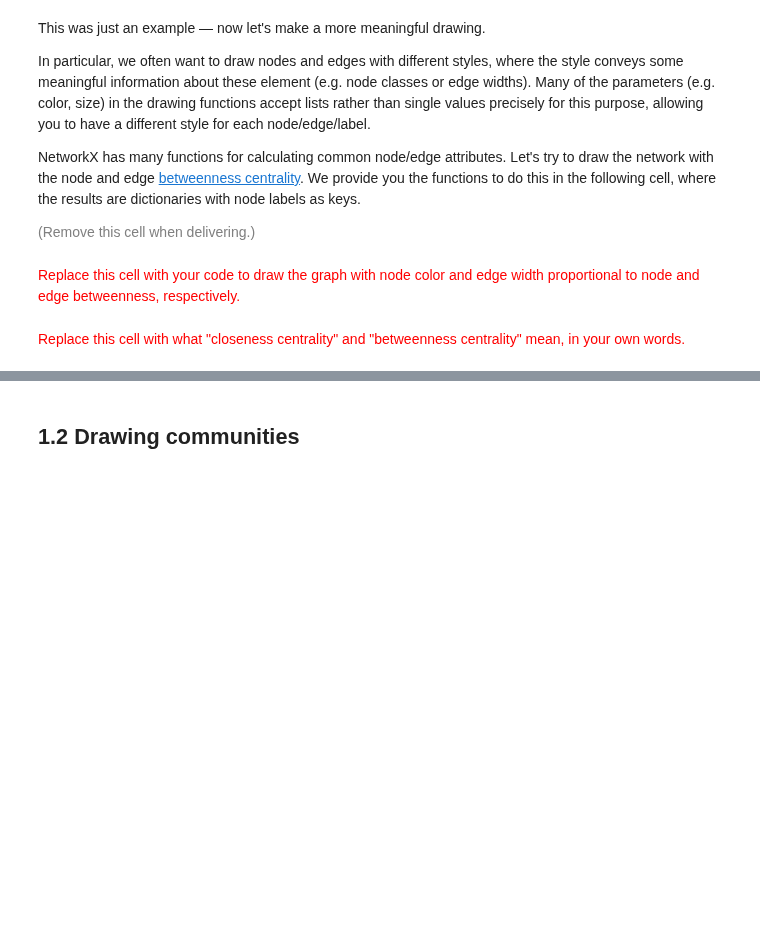
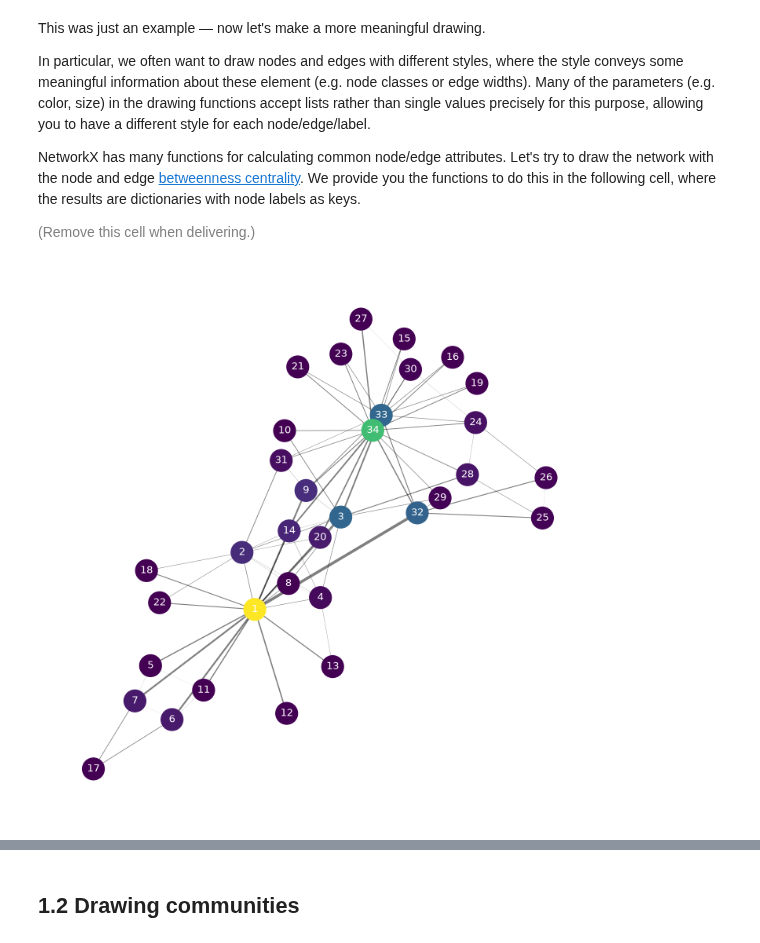
Before and after one commit to polroviraalm/networks-science-course, a Jupyter notebook: practicum/ps01-networkx-pandas-2026 enunciat.ipynb, the cells around one changed output, grey strips where cells are left out. Drawn from its saved outputs; the diff is of its cells as text; code cells hidden in the pictures; blank space fills up the shorter version.

```diff
--- a/practicum/ps01-networkx-pandas-2026 enunciat.ipynb
+++ b/practicum/ps01-networkx-pandas-2026 enunciat.ipynb
@@ -171,7 +187,41 @@ NetworkX has many functions for calculating common node/edge attributes. Let's t
 
 kc_node_betweenness = nx.betweenness_centrality(karate_club)
 kc_edge_betweenness = nx.edge_betweenness_centrality(karate_club)
-# %% [markdown]
-<font size="+1" color="red">Replace this cell with your code to draw the graph with node color and edge width proportional to node and edge betweenness, respectively.</font>
-# %% [markdown]
-<font size="+1" color="red">Replace this cell with what "closeness centrality" and "betweenness centrality" mean, in your own words.</font>
+# %%
+# 1. Posicions dels nodes
+pos = nx.spring_layout(karate_club)   # Posicions amb el model de molles (nodes connectats s'acosten)
+
+# 2. Llista amb la betweenness de cada node, EN L'ORDRE en què NetworkX recorre els nodes
+valors_nodes = []                     # Llista buida on anirem afegint valors
+for node in karate_club.nodes():      # Recorrem cada node del graf
+    valor = kc_node_betweenness[node] # Busquem al diccionari la betweenness d'aquest node
+    valors_nodes.append(valor)        # La guardem al final de la llista
+
+# 3. Llista amb el gruix de cada aresta
+gruixos_arestes = []
+for aresta in karate_club.edges():              # Cada aresta és una tupla (u, v)
+    valor = kc_edge_betweenness[aresta]         # Busquem la betweenness d'aquesta aresta
+    gruix = valor * 20                          # Multipliquem per 20: els valors són molt petits (0.0x) i no es veurien
+    gruixos_arestes.append(gruix)
+
+# 4. Preparem la figura
+plt.figure(figsize=(9, 9))
+
+# 5. Dibuixem per capes: arestes, nodes, etiquetes
+nx.draw_networkx_edges(karate_club, pos, width=gruixos_arestes, alpha=0.5)
+# width pot ser una LLISTA: un gruix per aresta, en el mateix ordre que karate_club.edges()
+
+nx.draw_networkx_nodes(
+    karate_club, pos,
+    node_color=valors_nodes,    # Una llista de números + cmap = cada número es converteix en un color
+    cmap=plt.cm.viridis,        # Mapa de colors: viridis va de lila (valor baix) a groc (valor alt)
+    node_size=400,              # Mida de cada node
+)
+
+nx.draw_networkx_labels(karate_club, pos, font_size=9, font_color="white")
+
+# 6. Mostrem
+plt.axis("off")
+plt.show()
+# %% [output]
+[figure, added]
```
Also changed, not shown: parts of 28 cells of this notebook.
